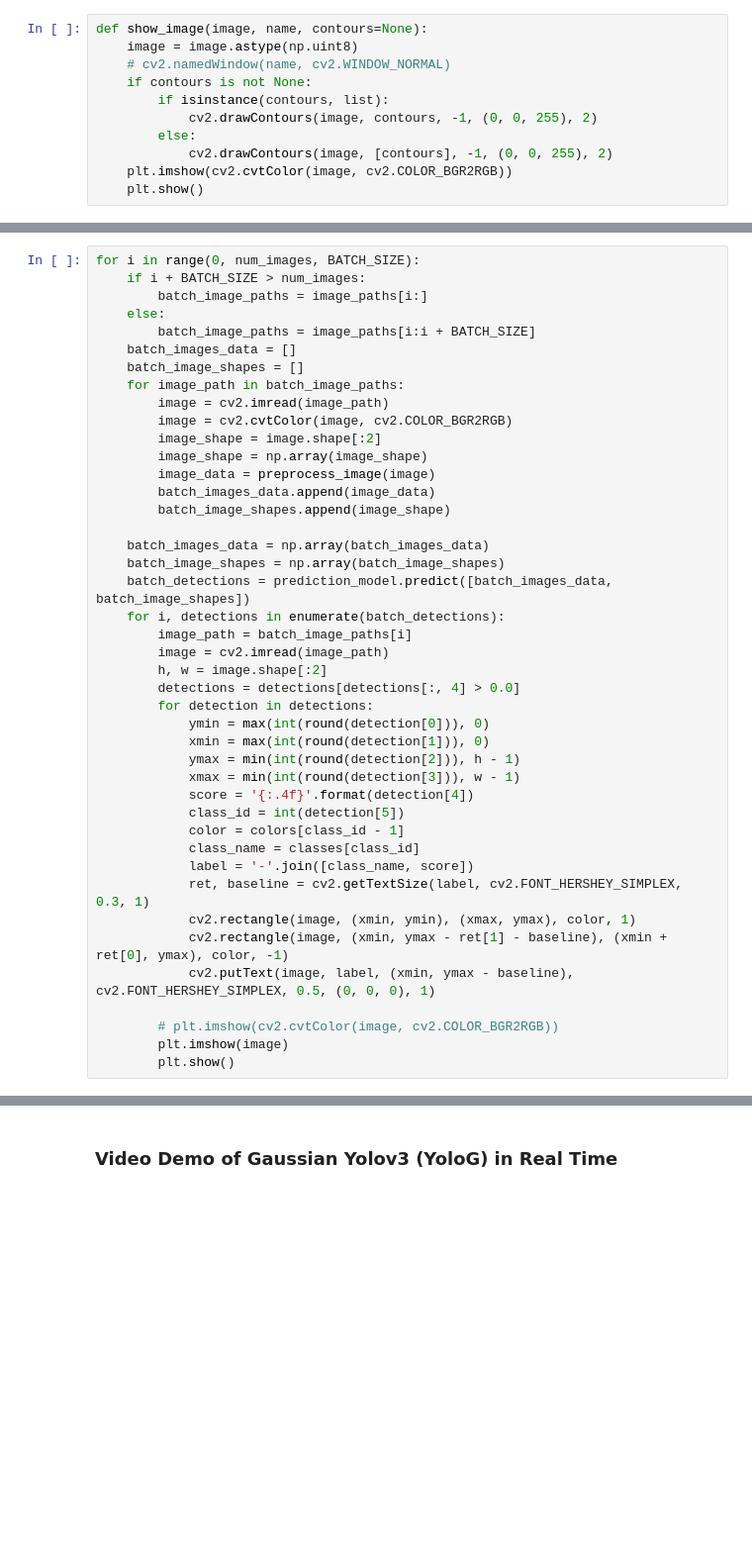
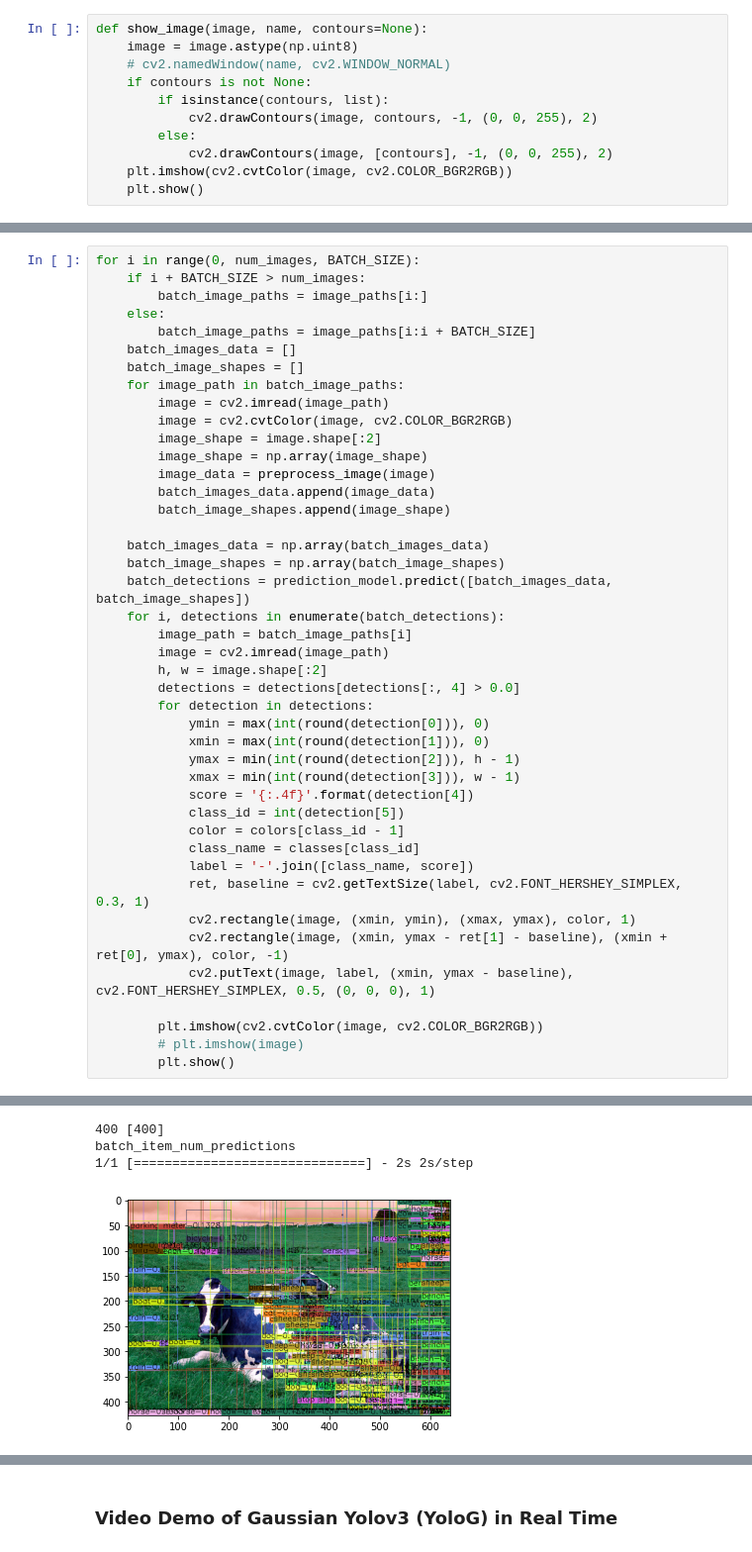
Before and after one commit to ERUD1T3/real-time-object-detector, a Jupyter notebook: src/yolog.ipynb, the cells around one changed output, grey strips where cells are left out. Shown at 99% size. Cells and saved outputs as stored; diff of their text form; blank space fills up the shorter version.

```diff
--- a/src/yolog.ipynb
+++ b/src/yolog.ipynb
@@ -1426,7 +1422,7 @@ for i in range(0, num_images, BATCH_SIZE):
             cv2.rectangle(image, (xmin, ymax - ret[1] - baseline), (xmin + ret[0], ymax), color, -1)
             cv2.putText(image, label, (xmin, ymax - baseline), cv2.FONT_HERSHEY_SIMPLEX, 0.5, (0, 0, 0), 1)
 
-        # plt.imshow(cv2.cvtColor(image, cv2.COLOR_BGR2RGB))
-        plt.imshow(image)
+        plt.imshow(cv2.cvtColor(image, cv2.COLOR_BGR2RGB))
+        # plt.imshow(image)
         plt.show()
 # %% [output]
@@ -1433,0 +1432,4 @@ ValueError: Calling `Model.predict` in graph mode is not supported when the `Mod
+400 [400]
+batch_item_num_predictions
+1/1 [==============================] - 2s 2s/step
+[figure, added]
```
Also changed, not shown: parts of 9 cells of this notebook.
